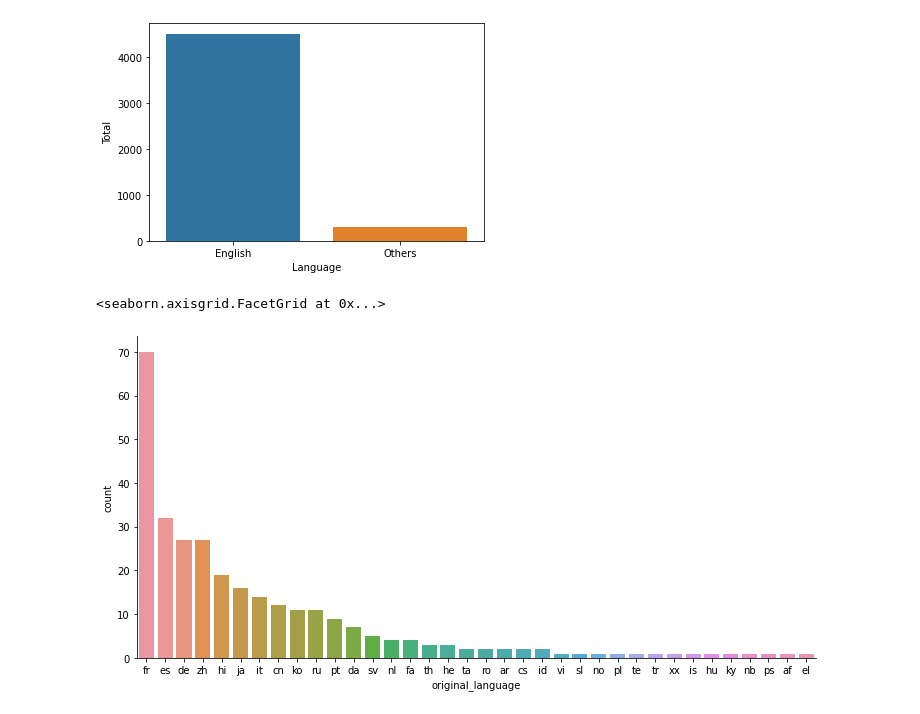
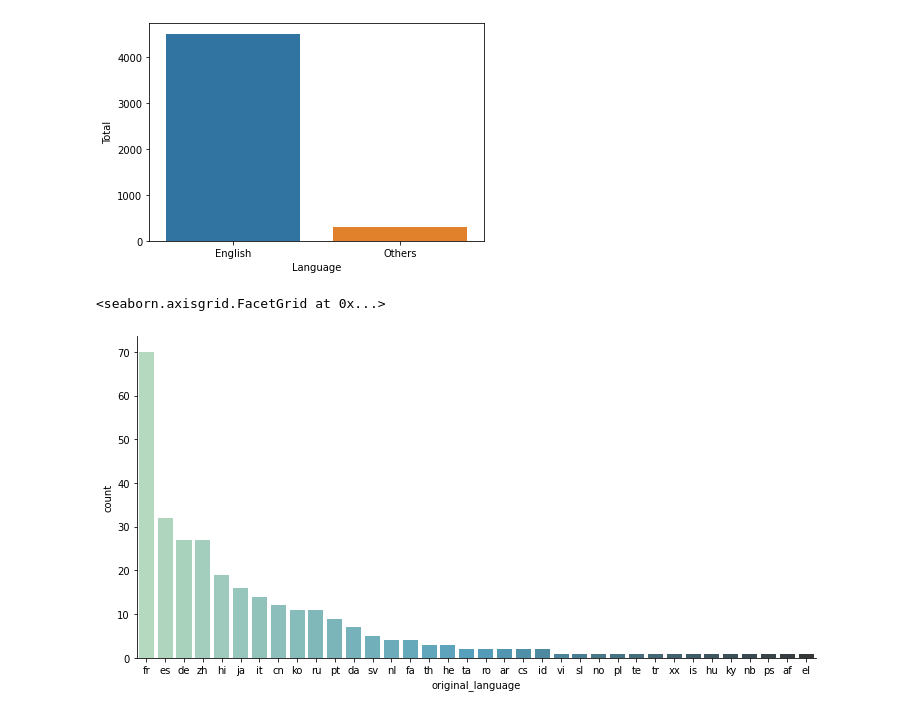
Before and after one commit to Orine7/Studies, a Jupyter notebook: Alura/Data_Science/notebooks/Second.ipynb, the cells around one changed output. Cells and saved outputs as stored; diff of their text form; code cells hidden in the pictures.

```diff
--- a/Alura/Data_Science/notebooks/Second.ipynb
+++ b/Alura/Data_Science/notebooks/Second.ipynb
@@ -54,8 +54,8 @@ sns.barplot(x="Language", y="Total", data=data)
 # %%
 # Getting specific data from Others
 Other_languages_mv = tmdb.query('original_language != "en"')
 order = Other_languages_mv.original_language.value_counts()
-sns.catplot(x='original_language', kind='count', data= Other_languages_mv, aspect=2, order=order.index, palette="rocket")
+sns.catplot(x='original_language', kind='count', data= Other_languages_mv, aspect=2, order=order.index, palette="GnBu_d")
 # %% [output]
 <seaborn.axisgrid.FacetGrid at 0x...>
-[figure, old version]
+[figure, new version]
```
Also changed, not shown: 2 other files.
